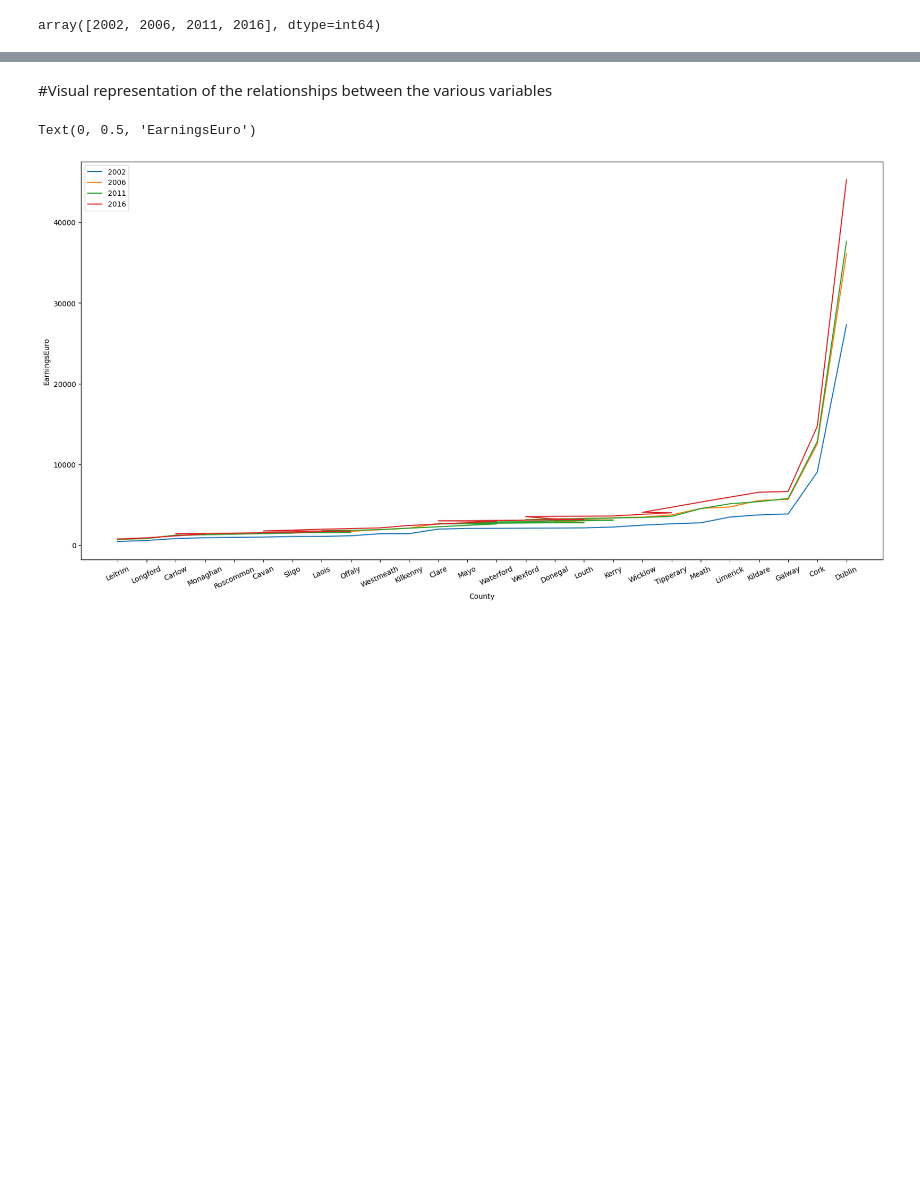
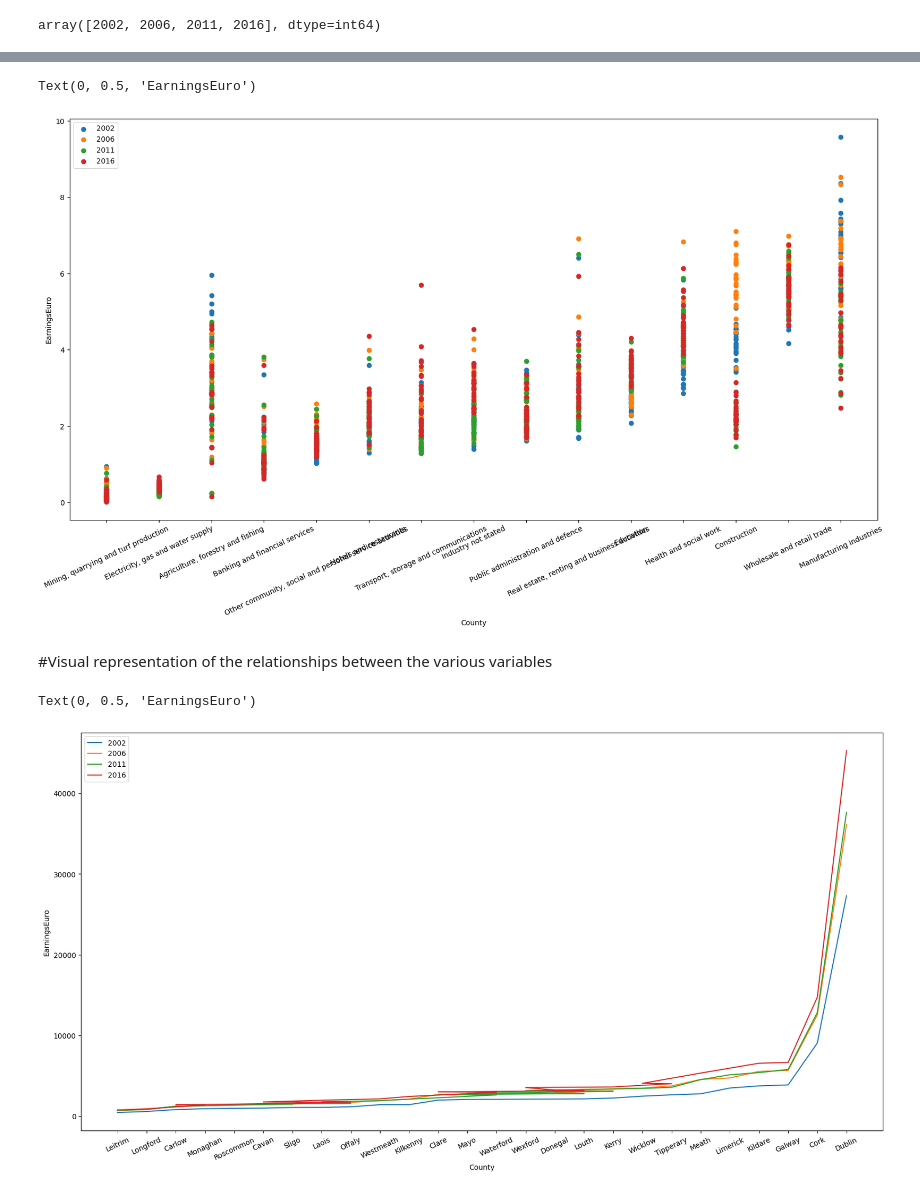
Before and after one commit to cct-abowman/CA1, a Jupyter notebook: EDA.ipynb, the cells around one changed output, grey strips where cells are left out. Saved outputs shown, nothing was run; the diff lists cells and outputs as text; code cells hidden in the pictures; blank space fills up the shorter version.

```diff
--- a/EDA.ipynb
+++ b/EDA.ipynb
@@ -447,3 +489,30 @@ array([2002, 2006, 2011, 2016], dtype=int64)
+# %%
+employement_by_ind = joint_df[joint_df['County'] != 'State']
+employement_by_ind = employement_by_ind[employement_by_ind['Industry'] != 'All industries']
+
+fig, ax = plt.subplots(figsize=(20, 10))
+
+employement_by_ind = employement_by_ind[['WorkingPopulation', 'Industry', 'Year', 'County', 'pctIndustryEmployement']]
+
+
+employement_by_ind_2002 = employement_by_ind[employement_by_ind['Year']==2002].sort_values(by='pctIndustryEmployement').drop_duplicates()
+employement_by_ind_2006 = employement_by_ind[employement_by_ind['Year']==2006].sort_values(by='pctIndustryEmployement').drop_duplicates()
+employement_by_ind_2011 = employement_by_ind[employement_by_ind['Year']==2011].sort_values(by='pctIndustryEmployement').drop_duplicates()
+employement_by_ind_2016 = employement_by_ind[employement_by_ind['Year']==2016].sort_values(by='pctIndustryEmployement').drop_duplicates()
+
+
+# Rotating X-axis labels
+plt.xticks(rotation = 25)
+ax.scatter(employement_by_ind_2002['Industry'], employement_by_ind_2002['pctIndustryEmployement'], label='2002')
+ax.scatter(employement_by_ind_2006['Industry'], employement_by_ind_2006['pctIndustryEmployement'], label='2006')
+ax.scatter(employement_by_ind_2011['Industry'], employement_by_ind_2011['pctIndustryEmployement'], label='2011')
+ax.scatter(employement_by_ind_2016['Industry'], employement_by_ind_2016['pctIndustryEmployement'], label='2016')
+ax.legend()
+plt.xlabel('County')
+plt.ylabel('EarningsEuro')
+# %% [output]
+Text(0, 0.5, 'EarningsEuro')
+[figure, added]
 # %% [markdown]
 #Visual representation of the relationships between the various variables
 # %%
```
Also changed, not shown: parts of 6 cells of this notebook, 7 other files.
